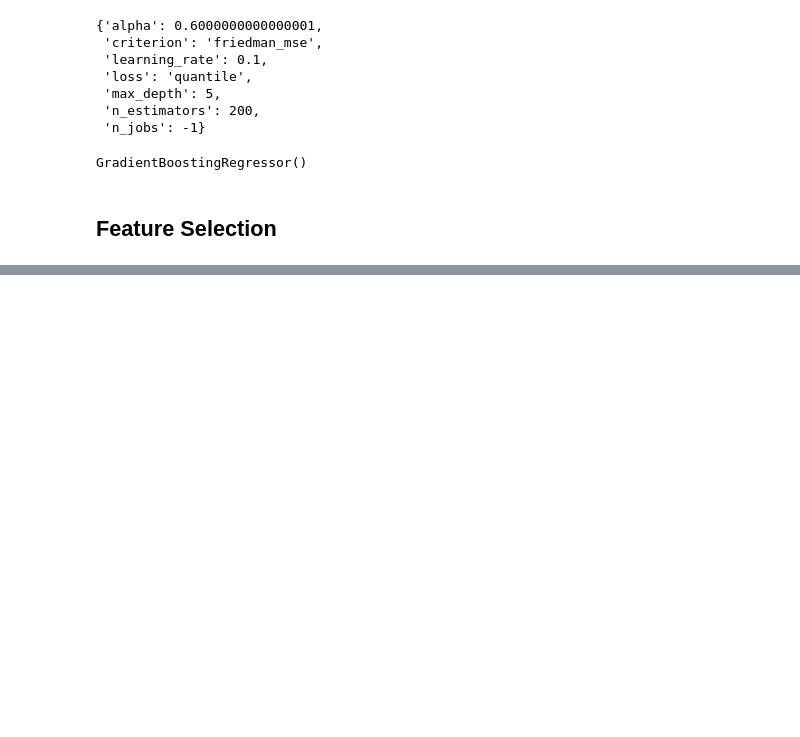
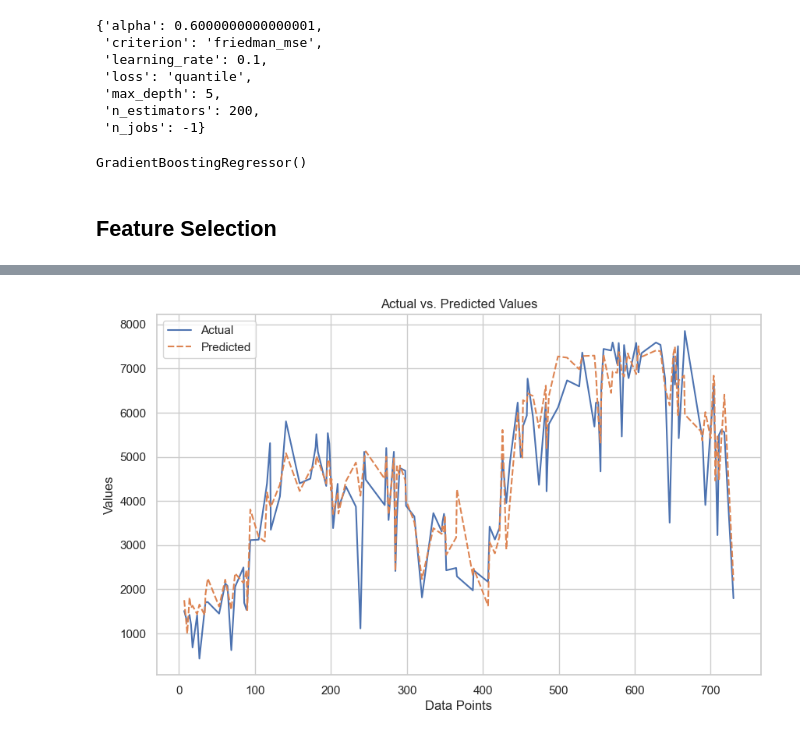
Before and after one commit to DavidRmn/introduction-data-science, a Jupyter notebook: project/task_3_Neu.ipynb, the cells around one changed output, grey strips where cells are left out. Drawn from its saved outputs; the diff is of its cells as text; code cells hidden in the pictures; blank space fills up the shorter version.

```diff
--- a/project/task_3_Neu.ipynb
+++ b/project/task_3_Neu.ipynb
@@ -377,0 +420,33 @@ coef_df.describe().round(2).T.sort_index()
+# %%
+fin_params = {'alpha': 0.6000000000000001,
+    'criterion': 'friedman_mse',
+    'learning_rate': 0.1,
+    'loss': 'quantile',
+    'max_depth': 5,
+    'n_estimators': 200}
+
+fin_features = ('season',
+    'yr',
+    'mnth',
+    'workingday',
+    'atemp',
+    'price reduction',
+    'weekday_1',
+    'weekday_5',
+    'weekday_6',
+    'weathersit_3')
+# %%
+X_train = scaler.fit_transform(data_train[data_features])
+X_test = scaler.transform(data_test[data_features])
+Y_train = data_train["cnt"]
+Y_test = data_test["cnt"]
+# %%
+fin_model = ske.GradientBoostingRegressor(**fin_params)
+
+fin_model.fit(X_train, Y_train)
+
+y_pred = fin_model.predict(X_test)
+# %%
+actualVsPredictChart(Y_test, y_pred)
+# %% [output]
+[figure, added]
```
Also changed, not shown: parts of 31 cells of this notebook, 1 other file.
